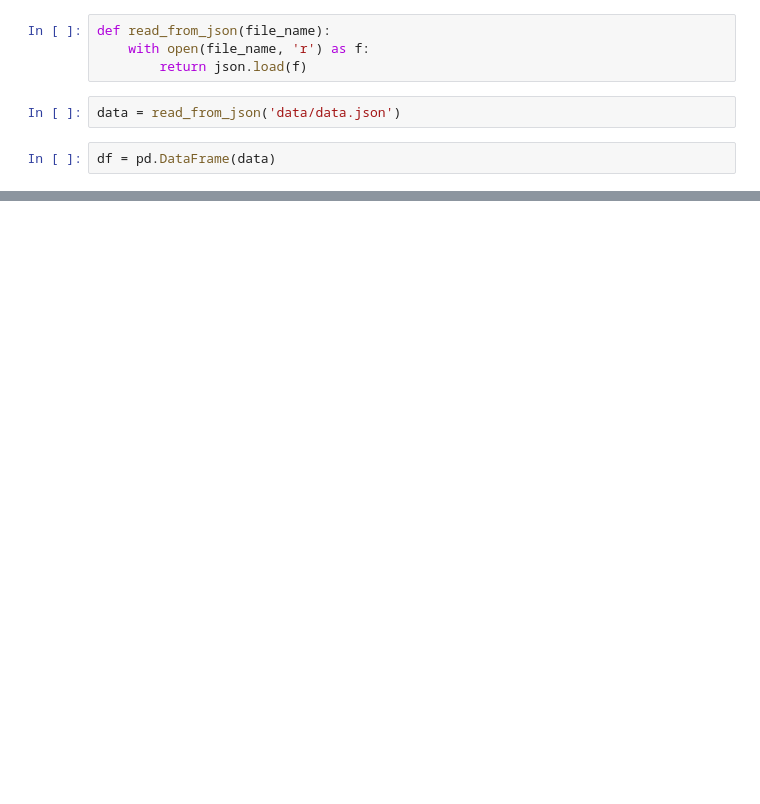
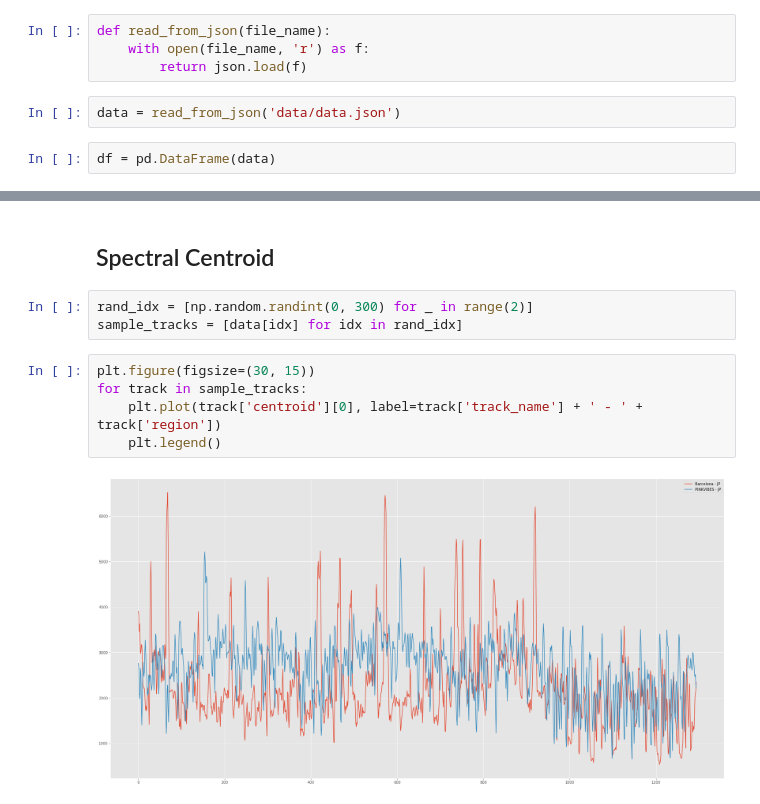
Before and after one commit to terabyte-tb/music-sympathy, a Jupyter notebook: checkpoint.ipynb, the cells around one changed output, grey strips where cells are left out. Cells and saved outputs as stored; diff of their text form; blank space fills up the shorter version.

Commit message:
Add graphs for checkpoint notebook

```diff
--- a/checkpoint.ipynb
+++ b/checkpoint.ipynb
@@ -76,3 +79,15 @@ df.head()
 | 2 | Zedd | 103.399665 | [[2143.9807171529246, 2273.718883... | 210090 | 3 | JP | [[5017.236328125, 5232.568359375,... | Stay (with Alessia Cara) | [[0.03515625, 0.06689453125, 0.09... |
 | 3 | Kygo | 101.354126 | [[1057.7017240469452, 1178.669214... | 220780 | 4 | JP | [[1378.125, 2465.5517578125, 3046... | It Ain't Me (with Selena Gomez) | [[0.0048828125, 0.0087890625, 0.0... |
 | 4 | Ed Sheeran | 135.692324 | [[1914.1415443185454, 2072.774526... | 170826 | 5 | JP | [[3768.310546875, 3983.642578125,... | Galway Girl | [[0.04248046875, 0.076171875, 0.1... |
+# %% [markdown]
+## Spectral Centroid
+# %%
+rand_idx = [np.random.randint(0, 300) for _ in range(2)]
+sample_tracks = [data[idx] for idx in rand_idx]
+# %%
+plt.figure(figsize=(30, 15))
+for track in sample_tracks:
+    plt.plot(track['centroid'][0], label=track['track_name'] + ' - ' + track['region'])
+    plt.legend()
+# %% [output]
+[figure, added]
```
Also changed, not shown: parts of 6 cells of this notebook.
